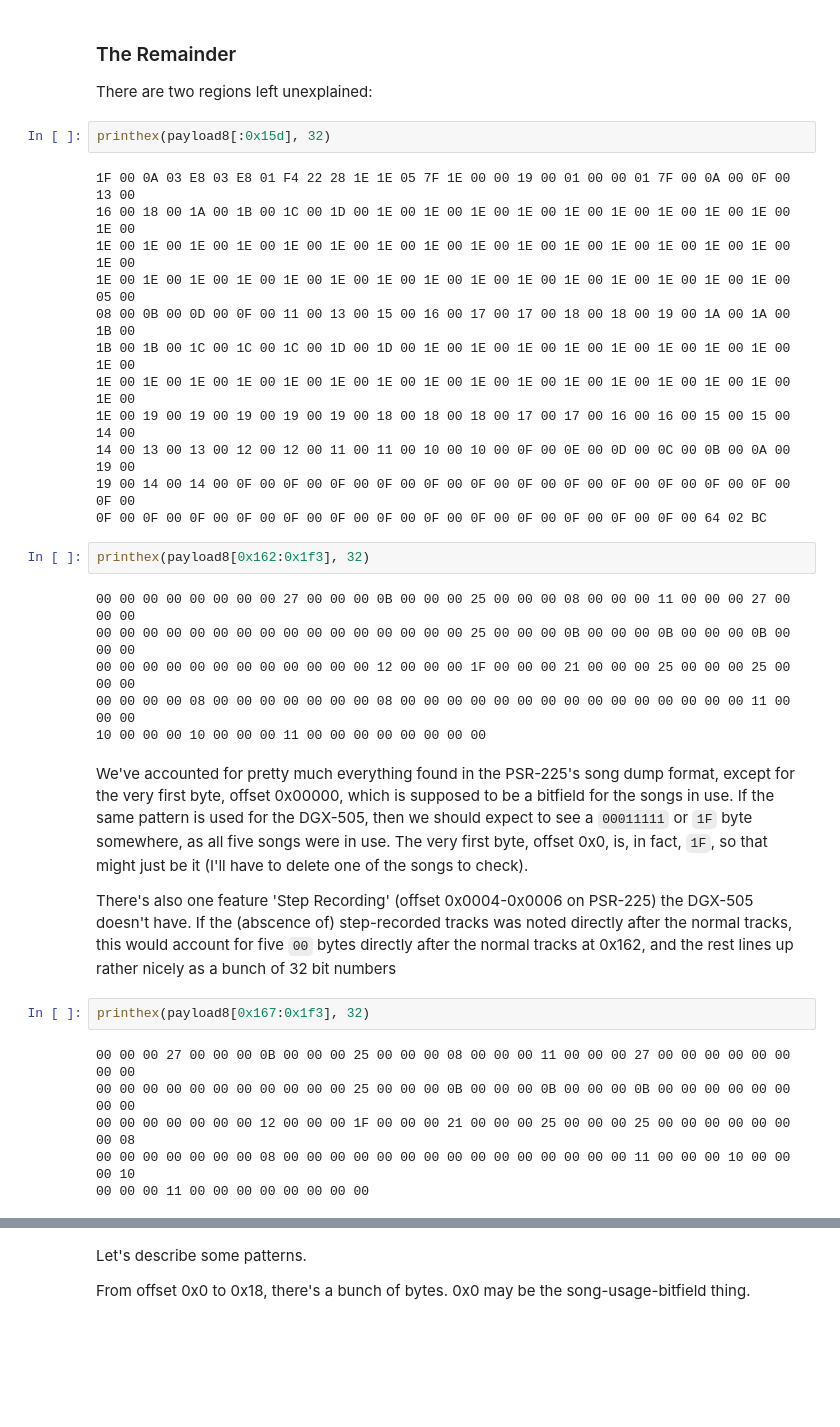
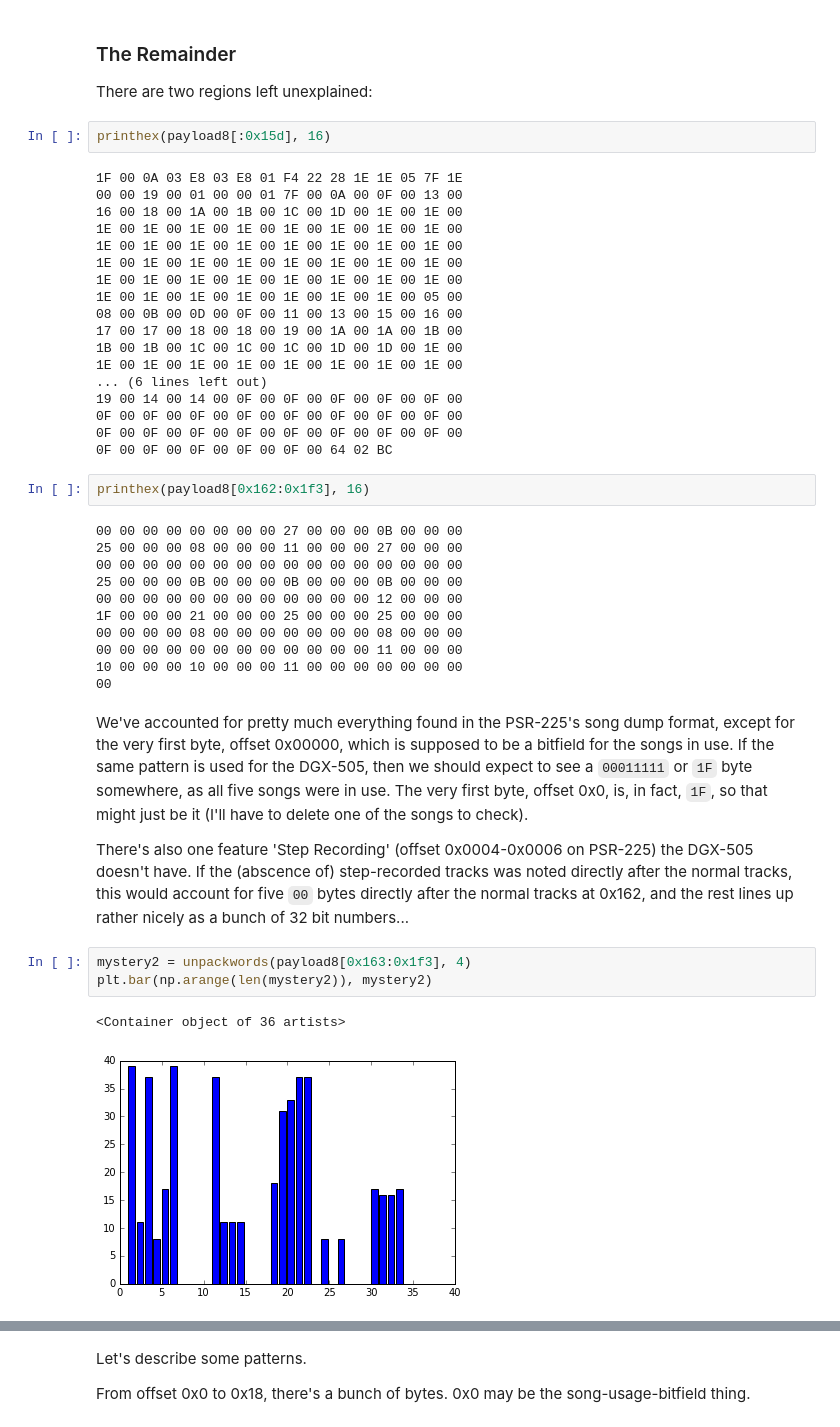
Before and after one commit to hschh86/dgx505-dump-tools, a Jupyter notebook: Investigationing.ipynb, the cells around one changed output, grey strips where cells are left out. Saved outputs shown, nothing was run; the diff lists cells and outputs as text; blank space fills up the shorter version.

```diff
--- a/Investigationing.ipynb
+++ b/Investigationing.ipynb
@@ -450,37 +490,46 @@ We can see that the blocks marked as the beginning blocks for each track do, ind
 ### The Remainder
 There are two regions left unexplained:
 # %%
-printhex(payload8[:0x15d], 32)
+printhex(payload8[:0x15d], 16)
 # %% [output]
-1F 00 0A 03 E8 03 E8 01 F4 22 28 1E 1E 05 7F 1E 00 00 19 00 01 00 00 01 7F 00 0A 00 0F 00 13 00
-16 00 18 00 1A 00 1B 00 1C 00 1D 00 1E 00 1E 00 1E 00 1E 00 1E 00 1E 00 1E 00 1E 00 1E 00 1E 00
-1E 00 1E 00 1E 00 1E 00 1E 00 1E 00 1E 00 1E 00 1E 00 1E 00 1E 00 1E 00 1E 00 1E 00 1E 00 1E 00
-1E 00 1E 00 1E 00 1E 00 1E 00 1E 00 1E 00 1E 00 1E 00 1E 00 1E 00 1E 00 1E 00 1E 00 1E 00 05 00
-08 00 0B 00 0D 00 0F 00 11 00 13 00 15 00 16 00 17 00 17 00 18 00 18 00 19 00 1A 00 1A 00 1B 00
-1B 00 1B 00 1C 00 1C 00 1C 00 1D 00 1D 00 1E 00 1E 00 1E 00 1E 00 1E 00 1E 00 1E 00 1E 00 1E 00
-1E 00 1E 00 1E 00 1E 00 1E 00 1E 00 1E 00 1E 00 1E 00 1E 00 1E 00 1E 00 1E 00 1E 00 1E 00 1E 00
-1E 00 19 00 19 00 19 00 19 00 19 00 18 00 18 00 18 00 17 00 17 00 16 00 16 00 15 00 15 00 14 00
-14 00 13 00 13 00 12 00 12 00 11 00 11 00 10 00 10 00 0F 00 0E 00 0D 00 0C 00 0B 00 0A 00 19 00
-19 00 14 00 14 00 0F 00 0F 00 0F 00 0F 00 0F 00 0F 00 0F 00 0F 00 0F 00 0F 00 0F 00 0F 00 0F 00
-0F 00 0F 00 0F 00 0F 00 0F 00 0F 00 0F 00 0F 00 0F 00 0F 00 0F 00 0F 00 0F 00 64 02 BC
+1F 00 0A 03 E8 03 E8 01 F4 22 28 1E 1E 05 7F 1E
+00 00 19 00 01 00 00 01 7F 00 0A 00 0F 00 13 00
+16 00 18 00 1A 00 1B 00 1C 00 1D 00 1E 00 1E 00
+1E 00 1E 00 1E 00 1E 00 1E 00 1E 00 1E 00 1E 00
+1E 00 1E 00 1E 00 1E 00 1E 00 1E 00 1E 00 1E 00
+1E 00 1E 00 1E 00 1E 00 1E 00 1E 00 1E 00 1E 00
+1E 00 1E 00 1E 00 1E 00 1E 00 1E 00 1E 00 1E 00
+1E 00 1E 00 1E 00 1E 00 1E 00 1E 00 1E 00 05 00
+08 00 0B 00 0D 00 0F 00 11 00 13 00 15 00 16 00
+17 00 17 00 18 00 18 00 19 00 1A 00 1A 00 1B 00
+1B 00 1B 00 1C 00 1C 00 1C 00 1D 00 1D 00 1E 00
+1E 00 1E 00 1E 00 1E 00 1E 00 1E 00 1E 00 1E 00
+... (6 lines left out)
+19 00 14 00 14 00 0F 00 0F 00 0F 00 0F 00 0F 00
+0F 00 0F 00 0F 00 0F 00 0F 00 0F 00 0F 00 0F 00
+0F 00 0F 00 0F 00 0F 00 0F 00 0F 00 0F 00 0F 00
+0F 00 0F 00 0F 00 0F 00 0F 00 64 02 BC
 # %%
-printhex(payload8[0x162:0x1f3], 32)
+printhex(payload8[0x162:0x1f3], 16)
 # %% [output]
-00 00 00 00 00 00 00 00 27 00 00 00 0B 00 00 00 25 00 00 00 08 00 00 00 11 00 00 00 27 00 00 00
-00 00 00 00 00 00 00 00 00 00 00 00 00 00 00 00 25 00 00 00 0B 00 00 00 0B 00 00 00 0B 00 00 00
-00 00 00 00 00 00 00 00 00 00 00 00 12 00 00 00 1F 00 00 00 21 00 00 00 25 00 00 00 25 00 00 00
-00 00 00 00 08 00 00 00 00 00 00 00 08 00 00 00 00 00 00 00 00 00 00 00 00 00 00 00 11 00 00 00
-10 00 00 00 10 00 00 00 11 00 00 00 00 00 00 00 00
+00 00 00 00 00 00 00 00 27 00 00 00 0B 00 00 00
+25 00 00 00 08 00 00 00 11 00 00 00 27 00 00 00
+00 00 00 00 00 00 00 00 00 00 00 00 00 00 00 00
+25 00 00 00 0B 00 00 00 0B 00 00 00 0B 00 00 00
+00 00 00 00 00 00 00 00 00 00 00 00 12 00 00 00
+1F 00 00 00 21 00 00 00 25 00 00 00 25 00 00 00
+00 00 00 00 08 00 00 00 00 00 00 00 08 00 00 00
+00 00 00 00 00 00 00 00 00 00 00 00 11 00 00 00
+10 00 00 00 10 00 00 00 11 00 00 00 00 00 00 00
+00
 # %% [markdown]
 We've accounted for pretty much everything found in the PSR-225's song dump format, except for the very first byte, offset 0x00000, which is supposed to be a bitfield for the songs in use. If the same pattern is used for the DGX-505, then we should expect to see a `00011111` or `1F` byte somewhere, as all five songs were in use.
 The very first byte, offset 0x0, is, in fact, `1F`, so that might just be it (I'll have to delete one of the songs to check).
 
-There's also one feature 'Step Recording' (offset 0x0004-0x0006 on PSR-225) the DGX-505 doesn't have. If the (abscence of) step-recorded tracks was noted directly after the normal tracks, this would account for five `00` bytes directly after the normal tracks at 0x162, and the rest lines up rather nicely as a bunch of 32 bit numbers
+There's also one feature 'Step Recording' (offset 0x0004-0x0006 on PSR-225) the DGX-505 doesn't have. If the (abscence of) step-recorded tracks was noted directly after the normal tracks, this would account for five `00` bytes directly after the normal tracks at 0x162, and the rest lines up rather nicely as a bunch of 32 bit numbers...
-# %%
-printhex(payload8[0x167:0x1f3], 32)
-# %% [output]
-00 00 00 27 00 00 00 0B 00 00 00 25 00 00 00 08 00 00 00 11 00 00 00 27 00 00 00 00 00 00 00 00
-00 00 00 00 00 00 00 00 00 00 00 25 00 00 00 0B 00 00 00 0B 00 00 00 0B 00 00 00 00 00 00 00 00
-00 00 00 00 00 00 00 12 00 00 00 1F 00 00 00 21 00 00 00 25 00 00 00 25 00 00 00 00 00 00 00 08
-00 00 00 00 00 00 00 08 00 00 00 00 00 00 00 00 00 00 00 00 00 00 00 11 00 00 00 10 00 00 00 10
-00 00 00 11 00 00 00 00 00 00 00 00
+# %%
+mystery2 = unpackwords(payload8[0x163:0x1f3], 4)
+plt.bar(np.arange(len(mystery2)), mystery2)
+# %% [output]
+<Container object of 36 artists>
+[figure, added]
```
Also changed, not shown: parts of 74 cells of this notebook.
